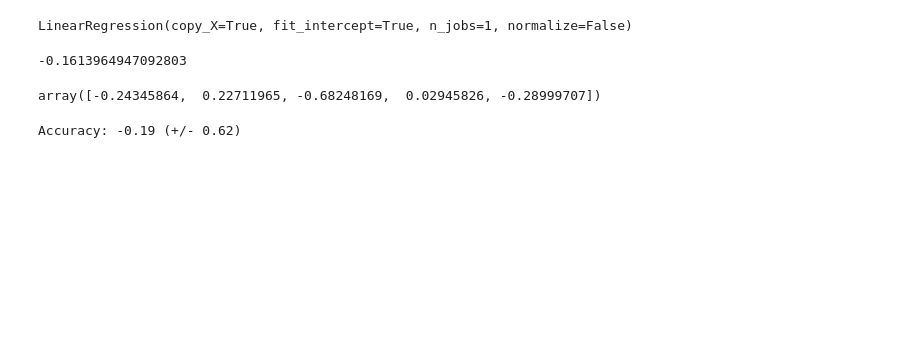
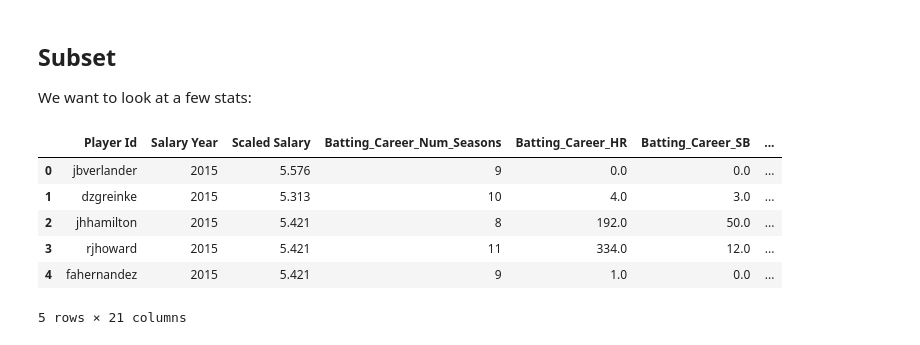
Before and after one commit to natereed/predicting-team-wins-and-player-salaries, a Jupyter notebook: Model.ipynb, the cells around one changed output. Drawn from its saved outputs; the diff is of its cells as text; code cells hidden in the pictures; blank space fills up the shorter version.

```diff
--- a/Model.ipynb
+++ b/Model.ipynb
@@ -132,16 +101,0 @@ obs_df.head()
-# %%
-from sklearn import linear_model
-regr = linear_model.LinearRegression()
-X = np.asarray(obs_df[obs_df.columns[3:]])
-Y = np.asarray(obs_df['Annual Salary'])
-
-from sklearn.cross_validation import train_test_split
-X_train, X_test, Y_train, Y_test = train_test_split(X, Y, test_size=0.3, random_state=0)
-regr.fit(X_train, Y_train)
-# %% [output]
-LinearRegression(copy_X=True, fit_intercept=True, n_jobs=1, normalize=False)
-# %%
-regr.score(X_train, Y_train)
-regr.score(X_test, Y_test)
-# %% [output]
--0.1613964947092803
@@ -151,8 +102,27 @@ scores = cross_val_score(regr, X, Y, cv=5)
-# %%
-scores
-# %% [output]
-array([-0.24345864,  0.22711965, -0.68248169,  0.02945826, -0.28999707])
-# %%
-print("Accuracy: %0.2f (+/- %0.2f)" % (scores.mean(), scores.std() * 2))
-# %% [output]
-Accuracy: -0.19 (+/- 0.62)
+# %% [markdown]
+## Subset
+
+We want to look at a few stats:
+# %%
+df = pd.DataFrame(df, columns=['Player Id', 'Salary Year', 'Scaled Salary',
+                               'Batting_Career_Num_Seasons',
+                               'Batting_Career_HR',
+                               'Batting_Career_SB',
+                               'Batting_Career_RBI',
+                               'Pitching_Career_SO',
+                               'Pitching_Career_ERA',
+                               'Fielding_Career_A',
+                               'Fielding_Career_PO',
+                               'Fielding_Career_E',
+                               'Fielding_Career_G',
+                               '0.0', '1B', '2B', '3B', 'C', 'MULTIPLE', 'P', 'SS'])
+#df.columns
+df.head()
+# %% [output]
+|  | Player Id | Salary Year | Scaled Salary | Batting_Career_Num_Seasons | Batting_Career_HR | Batting_Career_SB | ... |
+| 0 | jbverlander | 2015 | 5.576 | 9 | 0.0 | 0.0 | ... |
+| 1 | dzgreinke | 2015 | 5.313 | 10 | 4.0 | 3.0 | ... |
+| 2 | jhhamilton | 2015 | 5.421 | 8 | 192.0 | 50.0 | ... |
+| 3 | rjhoward | 2015 | 5.421 | 11 | 334.0 | 12.0 | ... |
+| 4 | fahernandez | 2015 | 5.421 | 9 | 1.0 | 0.0 | ... |
+5 rows × 21 columns
```
Also changed, not shown: parts of 19 cells of this notebook, 6 other files.
